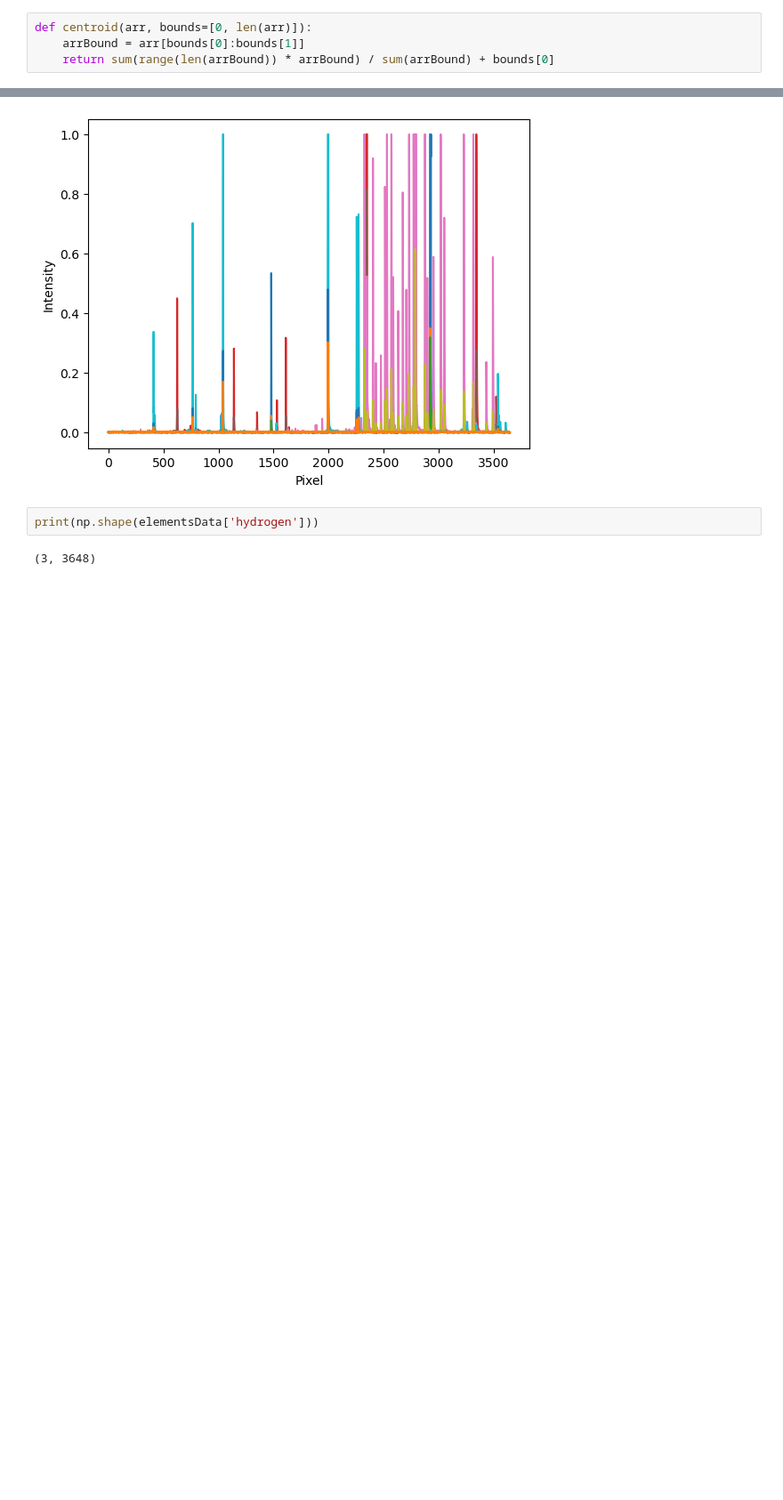
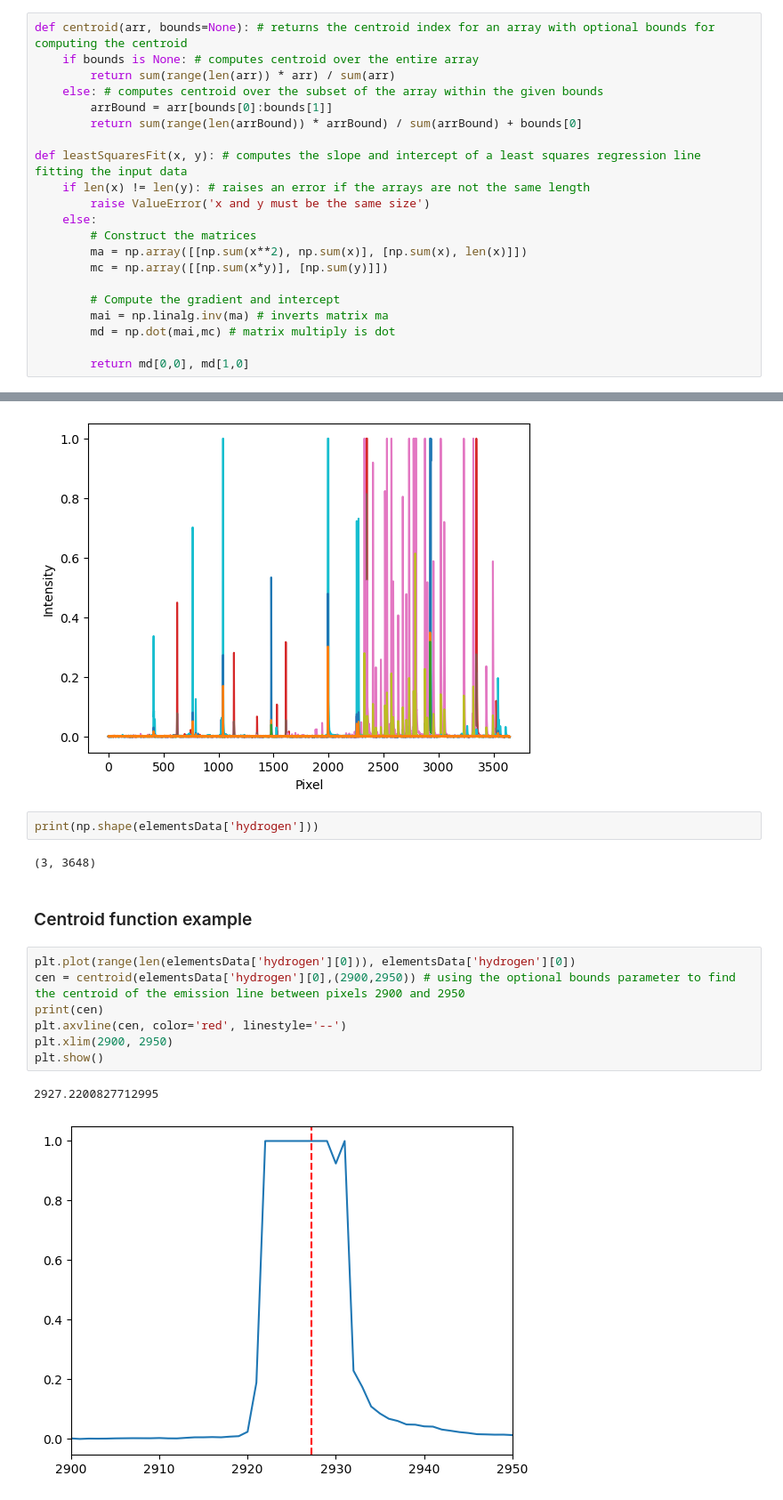
Before and after one commit to Pl4to42/PHYS-164-Lab-2, a Jupyter notebook: Lab 2.ipynb, the cells around one changed output, grey strips where cells are left out. Shown: that part at 89% size. Cells and saved outputs as stored; diff of their text form; blank space fills up the shorter version.

Commit message:
leastSquaresFit function

```diff
--- a/Lab 2.ipynb
+++ b/Lab 2.ipynb
@@ -3,10 +5,27 @@
 # %%
 import numpy as np
 import matplotlib.pyplot as plt
-# %%
-def centroid(arr, bounds=[0, len(arr)]):
-    arrBound = arr[bounds[0]:bounds[1]]
-    return sum(range(len(arrBound)) * arrBound) / sum(arrBound) + bounds[0]
+# %%
+def centroid(arr, bounds=None): # returns the centroid index for an array with optional bounds for computing the centroid
+    if bounds is None: # computes centroid over the entire array
+        return sum(range(len(arr)) * arr) / sum(arr)
+    else: # computes centroid over the subset of the array within the given bounds
+        arrBound = arr[bounds[0]:bounds[1]]
+        return sum(range(len(arrBound)) * arrBound) / sum(arrBound) + bounds[0]
+
+def leastSquaresFit(x, y): # computes the slope and intercept of a least squares regression line fitting the input data
+    if len(x) != len(y): # raises an error if the arrays are not the same length
+        raise ValueError('x and y must be the same size')
+    else:
+        # Construct the matrices
+        ma = np.array([[np.sum(x**2), np.sum(x)], [np.sum(x), len(x)]])
+        mc = np.array([[np.sum(x*y)], [np.sum(y)]])
+
+        # Compute the gradient and intercept
+        mai = np.linalg.inv(ma) # inverts matrix ma
+        md = np.dot(mai,mc) # matrix multiply is dot
+
+        return md[0,0], md[1,0]
 # %% [markdown]
 ## Data Read-in
 # %% [markdown]
@@ -40,3 +61,15 @@ plt.show()
 print(np.shape(elementsData['hydrogen']))
 # %% [output]
 (3, 3648)
+# %% [markdown]
+### Centroid function example
+# %%
+plt.plot(range(len(elementsData['hydrogen'][0])), elementsData['hydrogen'][0])
+cen = centroid(elementsData['hydrogen'][0],(2900,2950)) # using the optional bounds parameter to find the centroid of the emission line between pixels 2900 and 2950
+print(cen)
+plt.axvline(cen, color='red', linestyle='--')
+plt.xlim(2900, 2950)
+plt.show()
+# %% [output]
+2927.2200827712995
+[figure, added]
```
Also changed, not shown: parts of 4 cells of this notebook.
